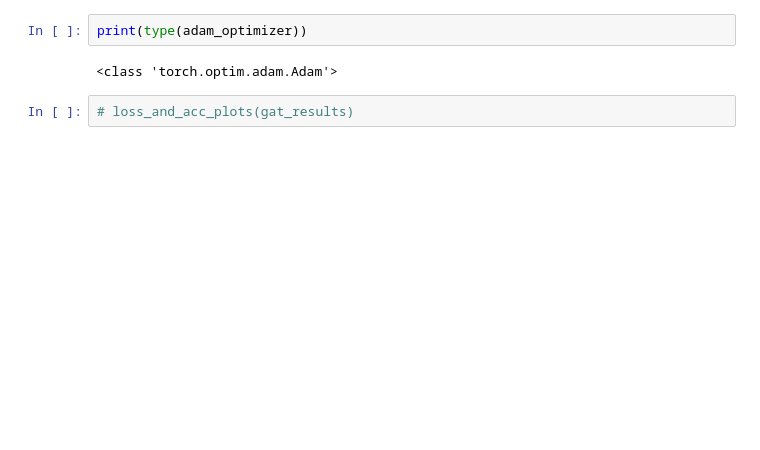
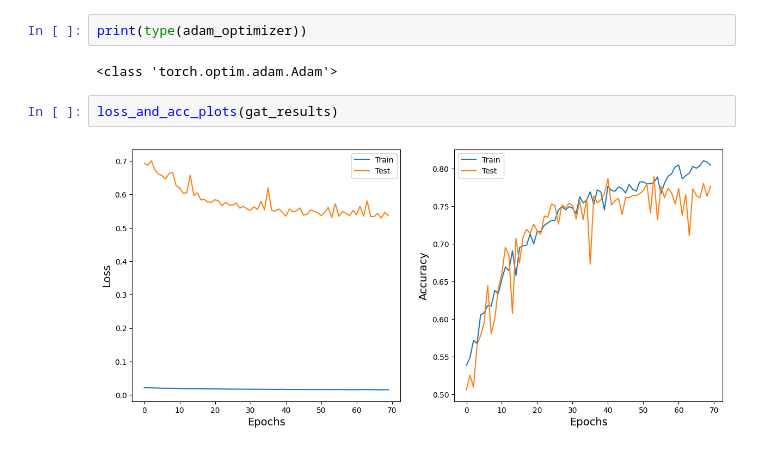
Before and after one commit to lnsayer/personal_repo, a Jupyter notebook: drug discovery with BACE dataset/graph_classification_bace_dataset.ipynb, the cells around one changed output. Drawn from its saved outputs; the diff is of its cells as text; blank space fills up the shorter version.

```diff
--- a/drug discovery with BACE dataset/graph_classification_bace_dataset.ipynb
+++ b/drug discovery with BACE dataset/graph_classification_bace_dataset.ipynb
@@ -749,8 +822,10 @@ gat_results = train(gat_model,
 print(type(adam_optimizer))
 # %% [output]
 <class 'torch.optim.adam.Adam'>
-# %%
-# loss_and_acc_plots(gat_results)
+# %%
+loss_and_acc_plots(gat_results)
+# %% [output]
+[figure, added]
 # %%
 # GraphConv Classifier Training Run
 
```
Also changed, not shown: parts of 25 cells of this notebook.
